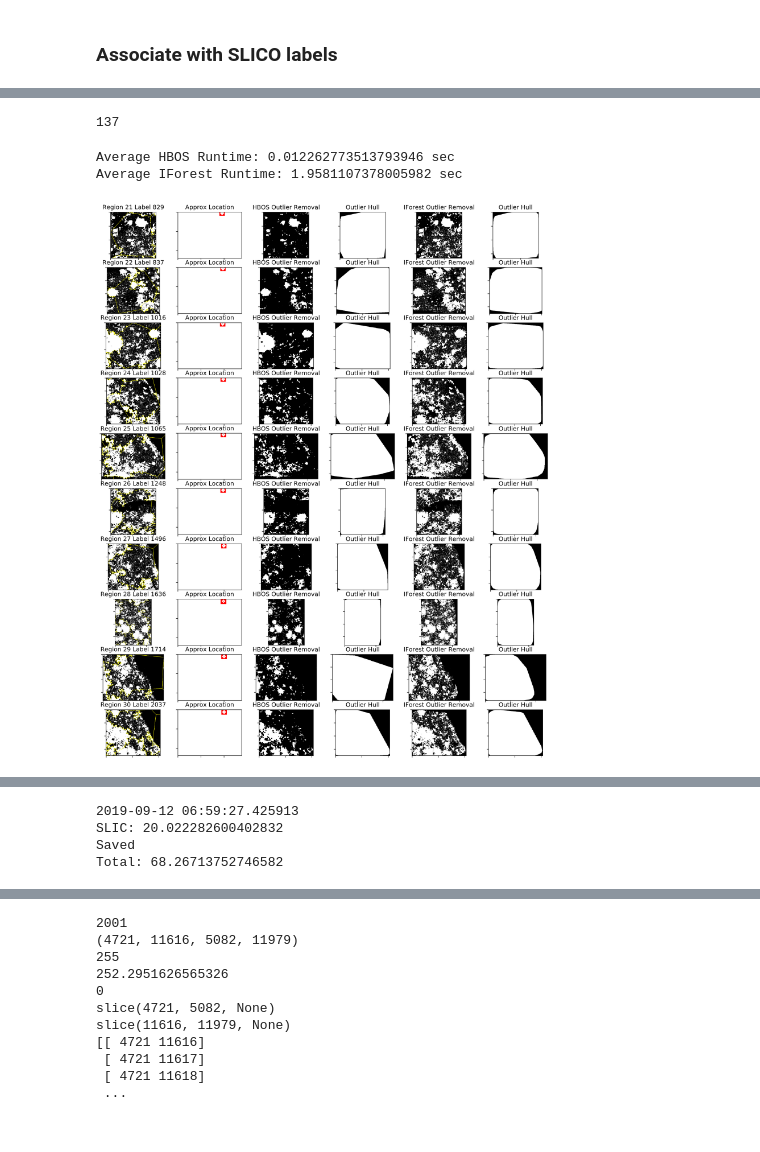
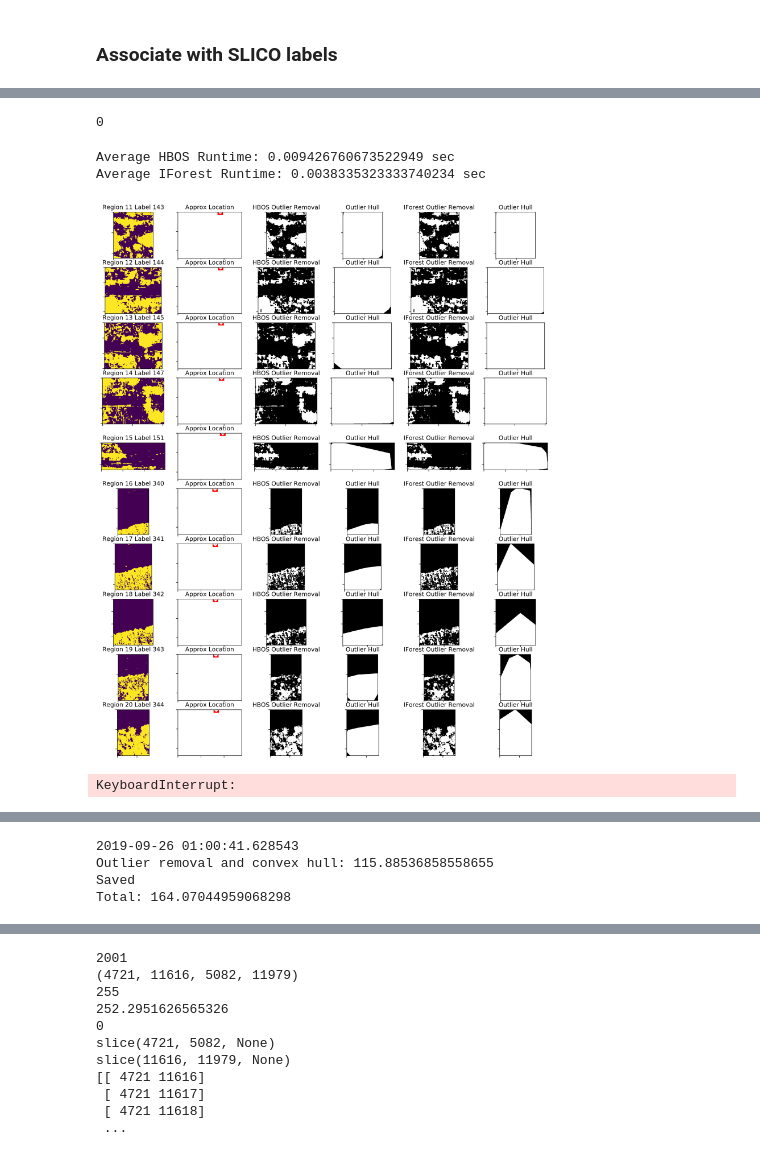
Before and after one commit to henrrydegee/plaquebox-paper, a Jupyter notebook: 3) Analysis - Tissue Separation.ipynb, the cells around one changed output, grey strips where cells are left out. Drawn from its saved outputs; the diff is of its cells as text; code cells hidden in the pictures.

```diff
--- a/3) Analysis - Tissue Separation.ipynb
+++ b/3) Analysis - Tissue Separation.ipynb
@@ -457,7 +736,7 @@ print("Total: %s" % (time()-startT))
 # %% [markdown]
 ### Mean Intensity Threshold
 # %%
-segments_slic = np.load('segments_slic_40000.npy')
+segments_slic = np.load('segments_slico_0.01_iter=5_60000.npy')
 img = np.array(Image.open('data/outputs/norm_png/NA3777-02_AB_Eosin.png'))
 # Binary Thresholding
 img = np.where(img < 15, 0, 255).astype('uint8')
@@ -474,6 +783,11 @@ for region in regionprops(segments_slic, img):
 ### Connected Component
 # %%
 from skimage.measure import label
-connected_comp = label(mask_img, connectivity=2)
+from skimage.morphology import binary_dilation
+
+currentDT = datetime.datetime.now(); print(str(currentDT)); startT = time()
+connected_comp = label(binary_dilation(mask_img, selem=np.ones((9, 9), dtype='int')), connectivity=2)
+print("Connected component labeling: %s" % (time()-startT))
+
 print('Number of connected components: {}'.format(len(np.unique(connected_comp))))
 # %% [output]
@@ -520,15 +855,14 @@ print(len(labels))
 # %%
 # Keep only medium intensity labels
 lower_thres = 60
-upper_thres = 180
 edge_labels = []
 for region in regionprops(segments_slic, img):
     mean_inten = region.mean_intensity
-    if region.label in labels and mean_inten >= 60 and mean_inten <= 180:
+    if region.label in labels and mean_inten >= lower_thres:
         edge_labels.append(region.label)
 print(len(edge_labels))
 # %% [output]
-137
+0
 # %%
 # Mark boundaries for visualization
 del mask_img, mask_img2, connected_comp, boundaries
@@ -571,11 +905,12 @@ outlier_times = np.zeros(nrows)
 count = 0
 
 for region in regionprops(segments_slic, img):
-    if region.label in edge_labels:
+    #if region.label in edge_labels:
+    if region.label in labels:
         min_r, min_c, max_r, max_c = region.bbox
         img_tile = img[min_r:max_r, min_c:max_c]
         #axes[count%nrows*ncols].imshow(img_tile, cmap='gray')
-        axes[count%nrows*ncols].imshow(mark_img[min_r:max_r, min_c:max_c])
+        axes[count%nrows*ncols].imshow(mask_img[min_r:max_r, min_c:max_c])
         axes[count%nrows*ncols].set_title('Region {} Label {}'.format(count+1, region.label))
         axes[count%nrows*ncols].set_xticklabels([])
         axes[count%nrows*ncols].set_yticklabels([])
@@ -630,7 +965,8 @@ for region in regionprops(segments_slic, img):
 
         # Outlier removal and convex hull
         outlier_times[count%nrows] = time()
-        X = np.column_stack(np.where(img_tile==255))   # (row, col) indices
+        #X = np.column_stack(np.where(img_tile==255))   # (row, col) indices
+
         #X = np.column_stack(np.where(binary_erosion(img_tile, selem=np.ones((3,3)))))   # (row, col) indices
 
         #model = OCSVM(contamination=0.03) # > 10 min
@@ -649,37 +985,39 @@ for region in regionprops(segments_slic, img):
 
         #model = KNN(contamination=0.5, n_neighbors = 9, method = 'mean', n_jobs=-1) # 1s
         #model = IForest(contamination=0.03, n_jobs=-1, behaviour='new') # 3s Good
         #model = CBLOF(n_clusters=9, contamination=0.03,check_estimator=False, n_jobs=-1) # 1.5-5s OK
         #model = FeatureBagging(HBOS(contamination=0.03, n_bins=10, tol=0.5), contamination=0.03, n_jobs=-1) # 9-15s Very Good
         #model = HBOS(contamination=0.03, n_bins=100, tol=0.5) # 0.01s Very Good and doesn't eat edges 0.1s 0.01s 0.02s
 
         #model = LOF(n_neighbors=35, contamination=0.03, n_jobs=-1) # 1s Very Good
-        model.fit(X)
-        outlier_img = np.zeros_like(img_tile, dtype='uint8')
-        outlier_img.flat[np.ravel_multi_index(X[np.invert(model.labels_.astype('bool'))].transpose(), outlier_img.shape)] = 255
-        outlier_hull_img = convex_hull_image(outlier_img)
+
+        #model.fit(X)
+        #outlier_img = np.zeros_like(img_tile, dtype='uint8')
+        #outlier_img.flat[np.ravel_multi_index(X[np.invert(model.labels_.astype('bool'))].transpose(), outlier_img.shape)] = 255
+        outlier_hull_img = convex_hull_image(img_tile)
         outlier_times[count%nrows] = time() - outlier_times[count%nrows]
 
         axes[count%nrows*ncols+4].imshow(outlier_img, cmap='gray')
         axes[count%nrows*ncols+4].set_title('IForest Outlier Removal')
         axes[count%nrows*ncols+4].set_xticklabels([])
         axes[count%nrows*ncols+4].set_yticklabels([])
 
         axes[count%nrows*ncols+5].imshow(outlier_hull_img, cmap='gray')
         axes[count%nrows*ncols+5].set_title('Outlier Hull')
         axes[count%nrows*ncols+5].set_xticklabels([])
         axes[count%nrows*ncols+5].set_yticklabels([])
 
         if count%nrows == (nrows-1) or count == len(edge_labels)-1:
             print('Average HBOS Runtime: {} sec'.format(np.mean(canny_times)))
             print('Average IForest Runtime: {} sec'.format(np.mean(outlier_times)))
             display.display(fig)
             input("Press Enter to continue...")
             display.clear_output(wait=True)
         count += 1
 
 print('Done')
 # %% [output]
-Average HBOS Runtime: 0.012262773513793946 sec
-Average IForest Runtime: 1.9581107378005982 sec
+Average HBOS Runtime: 0.009426760673522949 sec
+Average IForest Runtime: 0.0038335323333740234 sec
-[figure, old version]
+[figure, new version]
+KeyboardInterrupt:
@@ -694,7 +1033,7 @@ from skimage.morphology import binary_erosion
 currentDT = datetime.datetime.now(); print(str(currentDT)); startT = time()
 mask_img3 = np.copy(mask_img2)
 for region in regionprops(segments_slic, img):
-    if region.label in edge_labels:
+    if region.label in labels:
         min_r, min_c, max_r, max_c = region.bbox
         img_tile = img[min_r:max_r, min_c:max_c]
 
@@ -726,12 +1065,12 @@ for row in range(iters[0]):
         save_slice = Image.fromarray(mask_img3[start_r:end_r, start_c:end_c], 'L')
         save_img.paste(save_slice, (start_c, start_r))
 # Save masked image
-save_img.save('NA3777-02_AB_Eosin_SLIC_40000_finalmask.png')
+save_img.save('NA3777-02_AB_Eosin_SLICO_0.01_iter=5_40000_finalmask.png')
 
 print('Saved')
 print("Total: %s" % (time()-startT))
 # %% [output]
-2019-09-12 06:59:27.425913
-SLIC: 20.022282600402832
+2019-09-26 01:00:41.628543
+Outlier removal and convex hull: 115.88536858558655
 Saved
-Total: 68.26713752746582
+Total: 164.07044959068298
```
Also changed, not shown: parts of 13 cells of this notebook.
